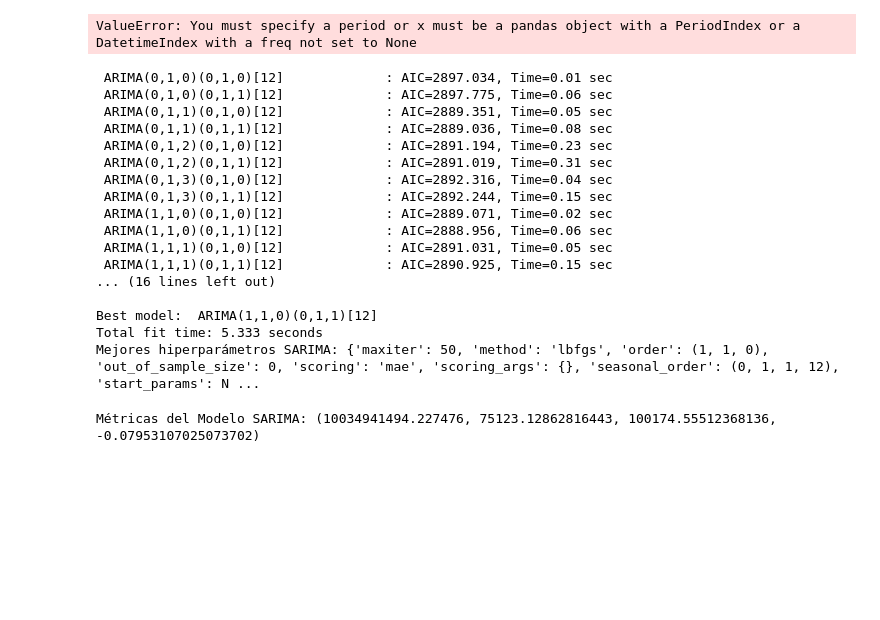
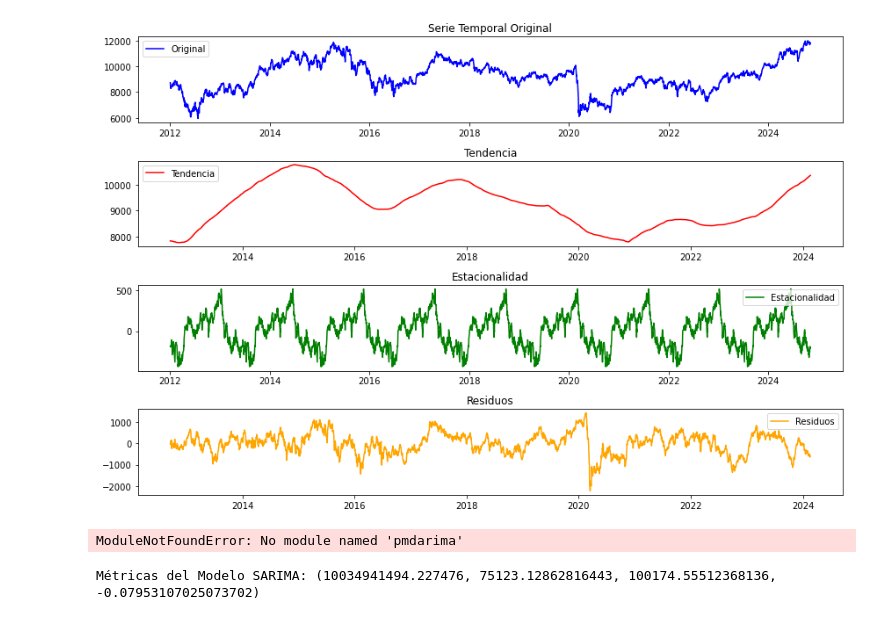
Before and after one commit to lauralardies/caso_practico_3, a Jupyter notebook: SARIMA campus/codigo_modelo.ipynb, the cells around one changed output. Drawn from its saved outputs; the diff is of its cells as text; code cells hidden in the pictures; blank space fills up the shorter version.

Commit message:
sarima casi

```diff
--- a/SARIMA campus/codigo_modelo.ipynb
+++ b/SARIMA campus/codigo_modelo.ipynb
@@ -54,39 +51,39 @@ import matplotlib.pyplot as plt
 from statsmodels.tsa.seasonal import seasonal_decompose
 
 # Descomposición de la serie temporal
-decomposition = seasonal_decompose(df['Close'], model='additive')
+decomposition = seasonal_decompose(df_filtered['Close'], model='additive', period= 365)
 
 # Obtención de las componentes
 trend = decomposition.trend
 seasonal = decomposition.seasonal
 residuals = decomposition.resid
 
 # Graficar las componentes
 plt.figure(figsize=(12, 8))
 
 plt.subplot(411)
-plt.plot(df['Viajeros'], label='Original', color='blue')
+plt.plot(df['Close'], label='Original', color='blue')
 plt.legend()
 plt.title('Serie Temporal Original')
 
 plt.subplot(412)
 plt.plot(trend, label='Tendencia', color='red')
 plt.legend()
 plt.title('Tendencia')
 
 plt.subplot(413)
 plt.plot(seasonal, label='Estacionalidad', color='green')
 plt.legend()
 plt.title('Estacionalidad')
 
 plt.subplot(414)
 plt.plot(residuals, label='Residuos', color='orange')
 plt.legend()
 plt.title('Residuos')
 
 plt.tight_layout()
 plt.show()
 # %% [output]
-ValueError: You must specify a period or x must be a pandas object with a PeriodIndex or a DatetimeIndex with a freq not set to None
+[figure, added]
 # %%
 # Dividir los datos en conjunto de entrenamiento y conjunto de prueba (80% entrenamiento, 20% prueba)
@@ -102,10 +99,10 @@ from pmdarima import auto_arima
 frequency = 'M'  # Por ejemplo, si los datos son mensuales
 
 # Definir el número de períodos en una temporada (ajustar según sea necesario)
-seasonal_periods = 12  # Por ejemplo, si los datos son mensuales y tienen estacionalidad anual
+seasonal_periods = 365  # Por ejemplo, si los datos son mensuales y tienen estacionalidad anual
 
 # Supongamos que df contiene múltiples columnas y deseamos modelar solo una de ellas
-serie_temporal = df['Viajeros']  # Reemplaza 'nombre_de_la_columna' con el nombre de la columna que deseas modelar
+serie_temporal = df['Close']  # Reemplaza 'nombre_de_la_columna' con el nombre de la columna que deseas modelar
 
 # Definir el rango de hiperparámetros
 start_p = 3
@@ -130,23 +127,7 @@ model = auto_arima(serie_temporal, seasonal=True, m=seasonal_periods, start_p=st
 # Imprimir los mejores hiperparámetros encontrados por auto_arima
 print("Mejores hiperparámetros SARIMA:", model.get_params())
 # %% [output]
- ARIMA(0,1,0)(0,1,0)[12]             : AIC=2897.034, Time=0.01 sec
- ARIMA(0,1,0)(0,1,1)[12]             : AIC=2897.775, Time=0.06 sec
- ARIMA(0,1,1)(0,1,0)[12]             : AIC=2889.351, Time=0.05 sec
- ARIMA(0,1,1)(0,1,1)[12]             : AIC=2889.036, Time=0.08 sec
- ARIMA(0,1,2)(0,1,0)[12]             : AIC=2891.194, Time=0.23 sec
- ARIMA(0,1,2)(0,1,1)[12]             : AIC=2891.019, Time=0.31 sec
- ARIMA(0,1,3)(0,1,0)[12]             : AIC=2892.316, Time=0.04 sec
- ARIMA(0,1,3)(0,1,1)[12]             : AIC=2892.244, Time=0.15 sec
- ARIMA(1,1,0)(0,1,0)[12]             : AIC=2889.071, Time=0.02 sec
- ARIMA(1,1,0)(0,1,1)[12]             : AIC=2888.956, Time=0.06 sec
- ARIMA(1,1,1)(0,1,0)[12]             : AIC=2891.031, Time=0.05 sec
- ARIMA(1,1,1)(0,1,1)[12]             : AIC=2890.925, Time=0.15 sec
-... (16 lines left out)
-
-Best model:  ARIMA(1,1,0)(0,1,1)[12]
-Total fit time: 5.333 seconds
-Mejores hiperparámetros SARIMA: {'maxiter': 50, 'method': 'lbfgs', 'order': (1, 1, 0), 'out_of_sample_size': 0, 'scoring': 'mae', 'scoring_args': {}, 'seasonal_order': (0, 1, 1, 12), 'start_params': N ...
+ModuleNotFoundError: No module named 'pmdarima'
 # %%
 import pandas as pd
 import matplotlib.pyplot as plt
```
Also changed, not shown: parts of 7 cells of this notebook.
